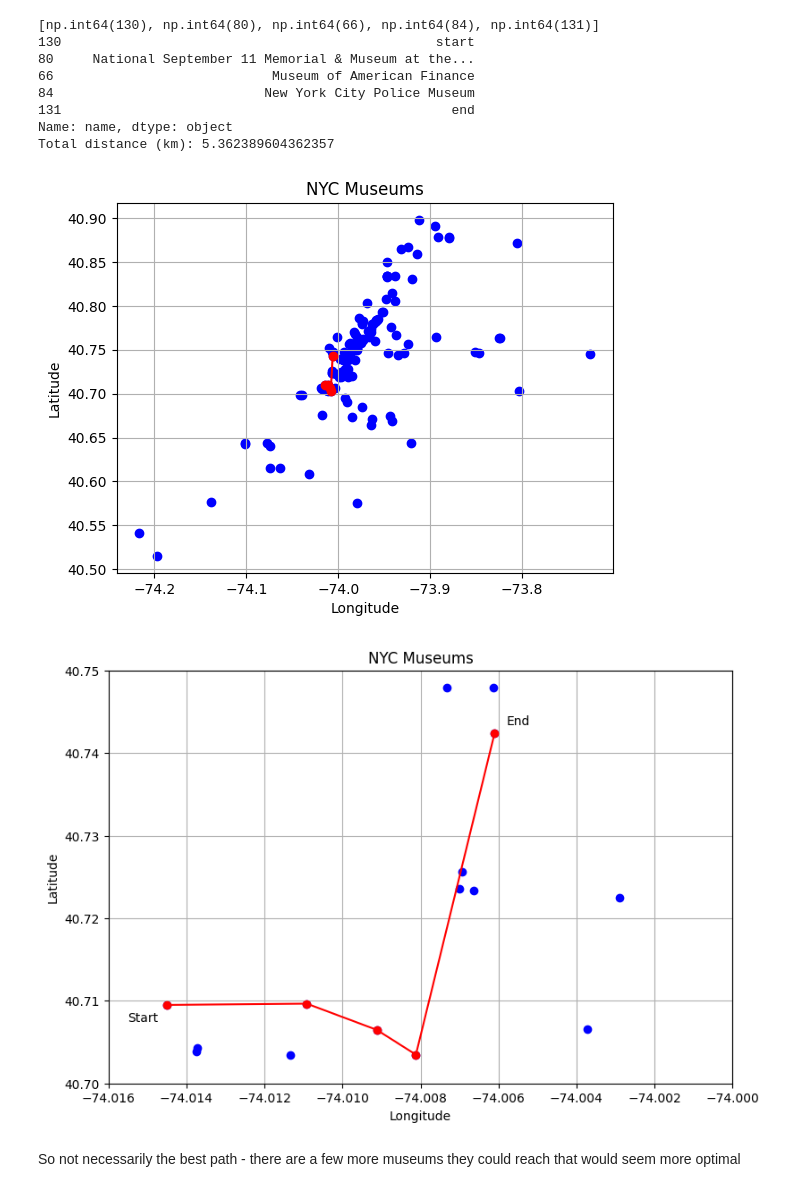
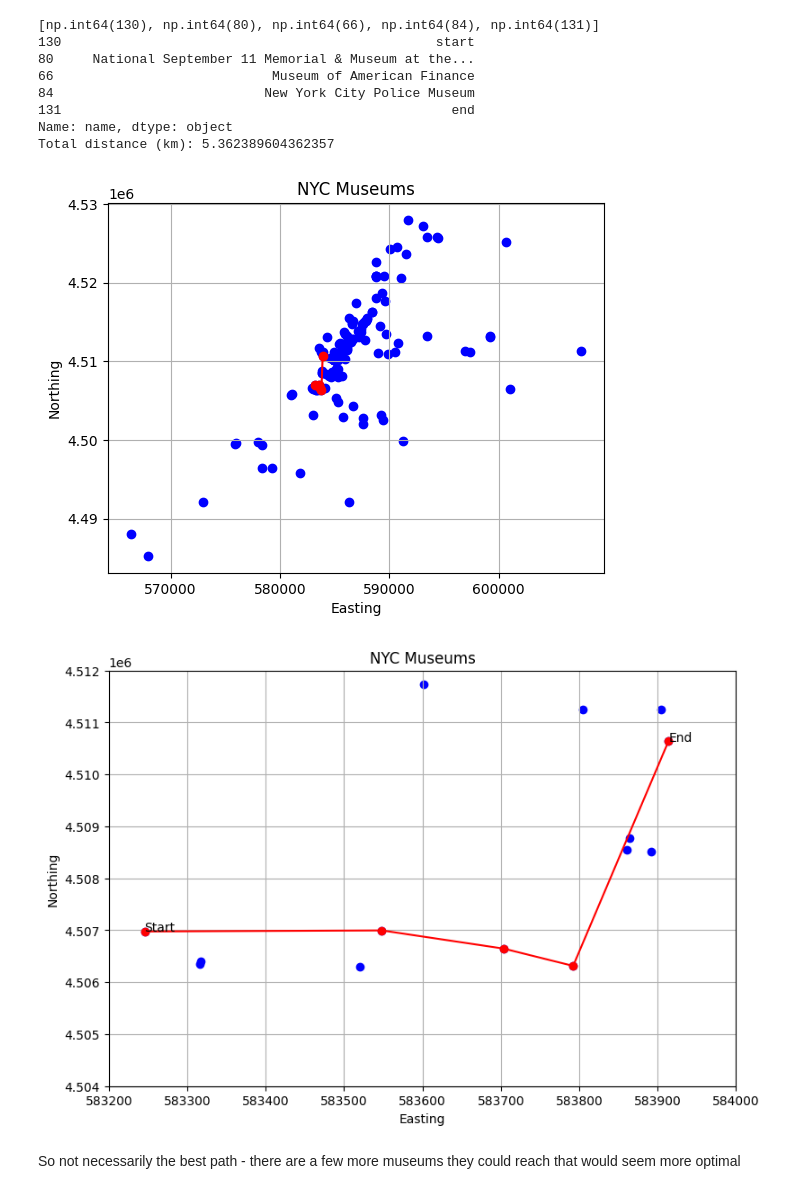
Before and after one commit to ath3naw/Itinerary-Optimizer, a Jupyter notebook: analysis.ipynb, the cells around one changed output. Cells and saved outputs as stored; diff of their text form; code cells hidden in the pictures.

```diff
--- a/analysis.ipynb
+++ b/analysis.ipynb
@@ -117,0 +116,11 @@ df
+# %%
+import utm
+coords = [
+    utm.from_latlon(lat, lon)
+    for lat, lon in zip(df["lat"], df["lon"])
+]
+
+df[["easting", "northing", "zone_number", "zone_letter"]] = coords
+# %%
+df = df.drop(columns=["the_geom", "zone_number", "zone_letter"])
+df
@@ -141,7 +164,9 @@ start_lon = -74.0145
 end_lat = 40.7424
 end_lon = -74.0061
 # %%
-data = {"name": ["start", "end"], "lat": [float(start_lat), float(end_lat)], "lon": [float(start_lon), float(end_lon)]}
+data = {"name": ["start", "end"], "lat": [float(start_lat), float(end_lat)], "lon": [float(start_lon), float(end_lon)],
+        "easting": [utm.from_latlon(float(start_lat), float(start_lon))[0], utm.from_latlon(float(end_lat), float(end_lon))[0]],
+        "northing": [utm.from_latlon(float(start_lat), float(start_lon))[1], utm.from_latlon(float(end_lat), float(end_lon))[1]],}
 df = pd.concat([df, pd.DataFrame(data)], ignore_index=True)
 # %%
 start_idx = df.index[(df["name"] == "start")][0]
@@ -186,9 +212,8 @@ else:
     time = dist / 50  # Time in hours
 # %%
 def haversine_dist(lat1, lon1, lat2, lon2):
-    R = 6371.2
     lat1, lon1 = np.radians(lat1), np.radians(lon1)
-    lat2, lon2 = np.radians(lat2), np.radians(lon2)
+    lat2, lon2 = np.radians(np.array(lat2, dtype=float)), np.radians(np.array(lon2, dtype=float))
 
     dlat = lat2-lat1
     dlon = lon2-lon1
@@ -239,30 +264,30 @@ print("Total distance (km):", total_dist)
 Name: name, dtype: object
 Total distance (km): 5.362389604362357
 # %%
-plt.scatter(df["lon"], df["lat"], c='blue', marker='o')
-plt.xlabel('Longitude')
-plt.ylabel('Latitude')
+plt.scatter(df["easting"], df["northing"], c='blue', marker='o')
+plt.xlabel('Easting')
+plt.ylabel('Northing')
 plt.title('NYC Museums')
-plt.plot(df["lon"].iloc[ny_itinerary], df["lat"].iloc[ny_itinerary], c='red', marker='o')
+plt.plot(df["easting"].iloc[ny_itinerary], df["northing"].iloc[ny_itinerary], c='red', marker='o')
 plt.grid()
 plt.show()
 # %% [output]
-[figure, old version]
+[figure, new version]
 # %%
 fig, ax = plt.subplots(figsize = (9,6))
-plt.scatter(df["lon"], df["lat"], c='blue', marker='o')
-plt.xlim(-74.016, -74.0)
-plt.ylim(40.7, 40.75)
-plt.plot(df["lon"].iloc[ny_itinerary], df["lat"].iloc[ny_itinerary], c='red', marker='o')
-plt.xlabel('Longitude')
-plt.ylabel('Latitude')
+plt.scatter(df["easting"], df["northing"], c='blue', marker='o')
+plt.xlim(583200, 584000)
+plt.ylim(4.504*10**6, 4.512*10**6)
+plt.plot(df["easting"].iloc[ny_itinerary], df["northing"].iloc[ny_itinerary], c='red', marker='o')
+plt.xlabel('Easting')
+plt.ylabel('Northing')
 plt.title('NYC Museums')
-ax.annotate('Start', xy=(df["lon"].iloc[start_idx]-0.0001, df["lat"].iloc[start_idx]), xytext=(df["lon"].iloc[start_idx]-0.001, df["lat"].iloc[start_idx]-0.002))
-ax.annotate('End', xy=(df["lon"].iloc[end_idx]+0.0001, df["lat"].iloc[end_idx]), xytext=(df["lon"].iloc[end_idx]+0.0003, df["lat"].iloc[end_idx]+0.001))
+ax.annotate('Start', xy=(df["easting"].iloc[start_idx]-0.0001, df["northing"].iloc[start_idx]), xytext=(df["easting"].iloc[start_idx]-0.001, df["northing"].iloc[start_idx]-0.002))
+ax.annotate('End', xy=(df["easting"].iloc[end_idx]+0.0001, df["northing"].iloc[end_idx]), xytext=(df["easting"].iloc[end_idx]+0.0003, df["northing"].iloc[end_idx]+0.001))
 plt.grid()
 plt.show()
 # %% [output]
-[figure, old version]
+[figure, new version]
 # %% [markdown]
 So not necessarily the best path - there are a few more museums they could reach that would seem more optimal
 # %%
```
Also changed, not shown: parts of 16 cells of this notebook, 1 other file.
